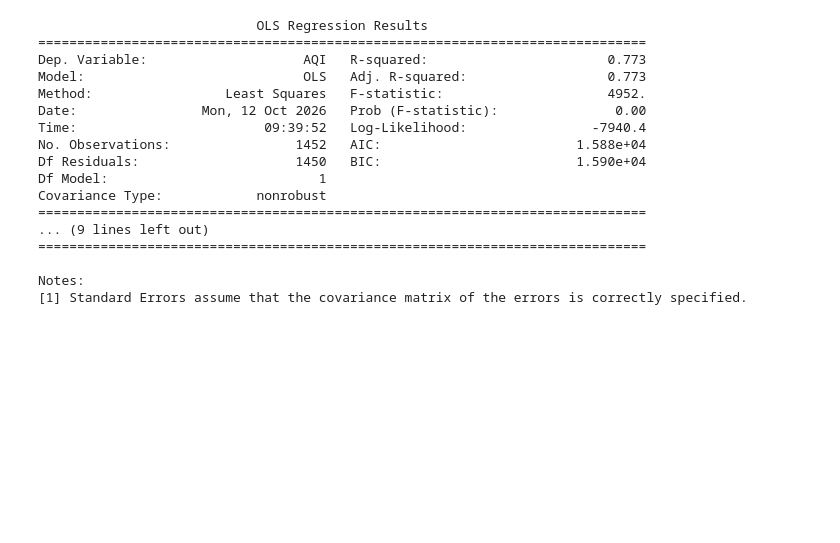
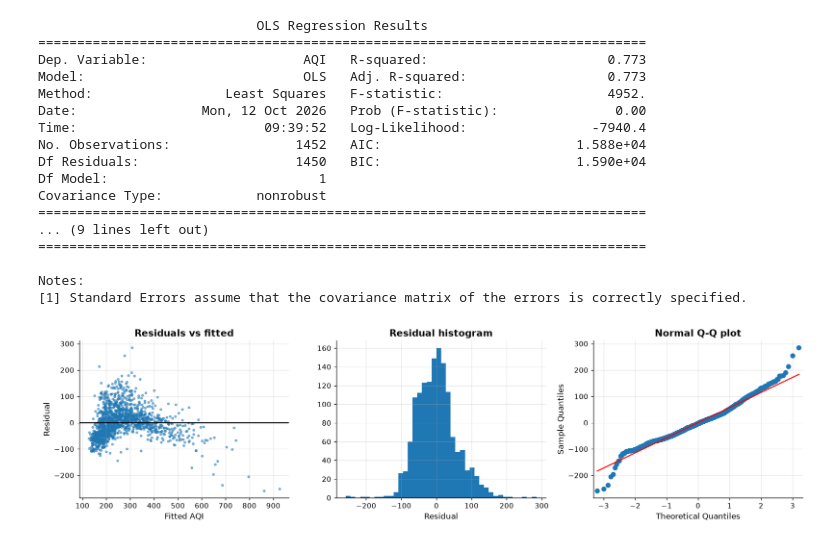
Before and after one commit to forgeth2006/aqi-predictive-analytics, a Jupyter notebook: notebooks/03_regression.ipynb, the cells around one changed output. Drawn from its saved outputs; the diff is of its cells as text; code cells hidden in the pictures; blank space fills up the shorter version.

```diff
--- a/notebooks/03_regression.ipynb
+++ b/notebooks/03_regression.ipynb
@@ -67,3 +67,16 @@ Covariance Type:            nonrobust
 
 Notes:
 [1] Standard Errors assume that the covariance matrix of the errors is correctly specified.
+# %%
+fig, ax = plt.subplots(1, 3, figsize=(15, 4))
+ax[0].scatter(model.fittedvalues, model.resid, s=8, alpha=.5)
+ax[0].axhline(0, color="k")
+ax[0].set(title="Residuals vs fitted", xlabel="Fitted AQI", ylabel="Residual")
+ax[1].hist(model.resid, bins=40)
+ax[1].set(title="Residual histogram", xlabel="Residual")
+sm.qqplot(model.resid, line="s", ax=ax[2])
+ax[2].set_title("Normal Q-Q plot")
+plt.tight_layout()
+plt.show()
+# %% [output]
+[figure, added]
```
Also changed, not shown: parts of 3 cells of this notebook.
